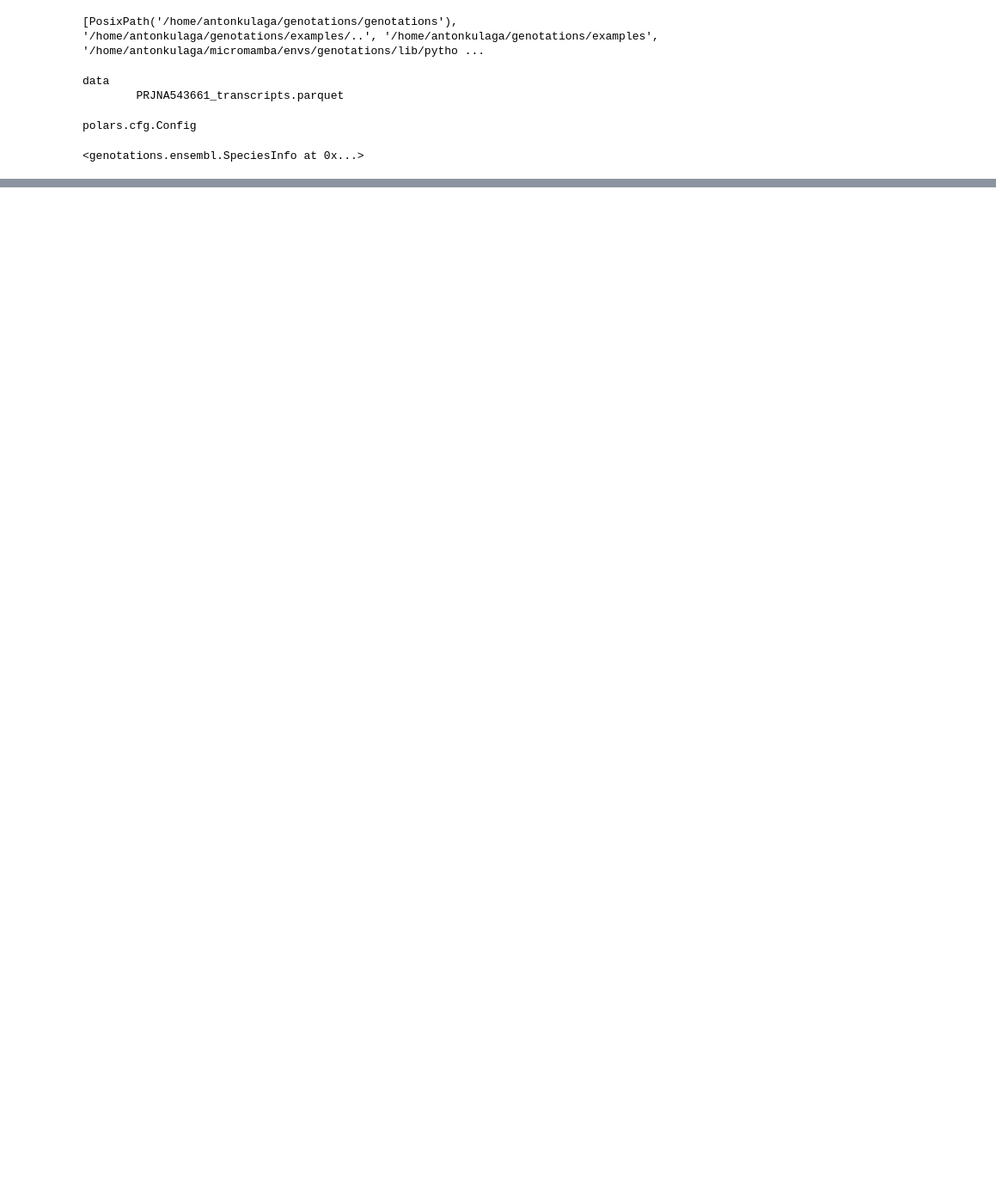
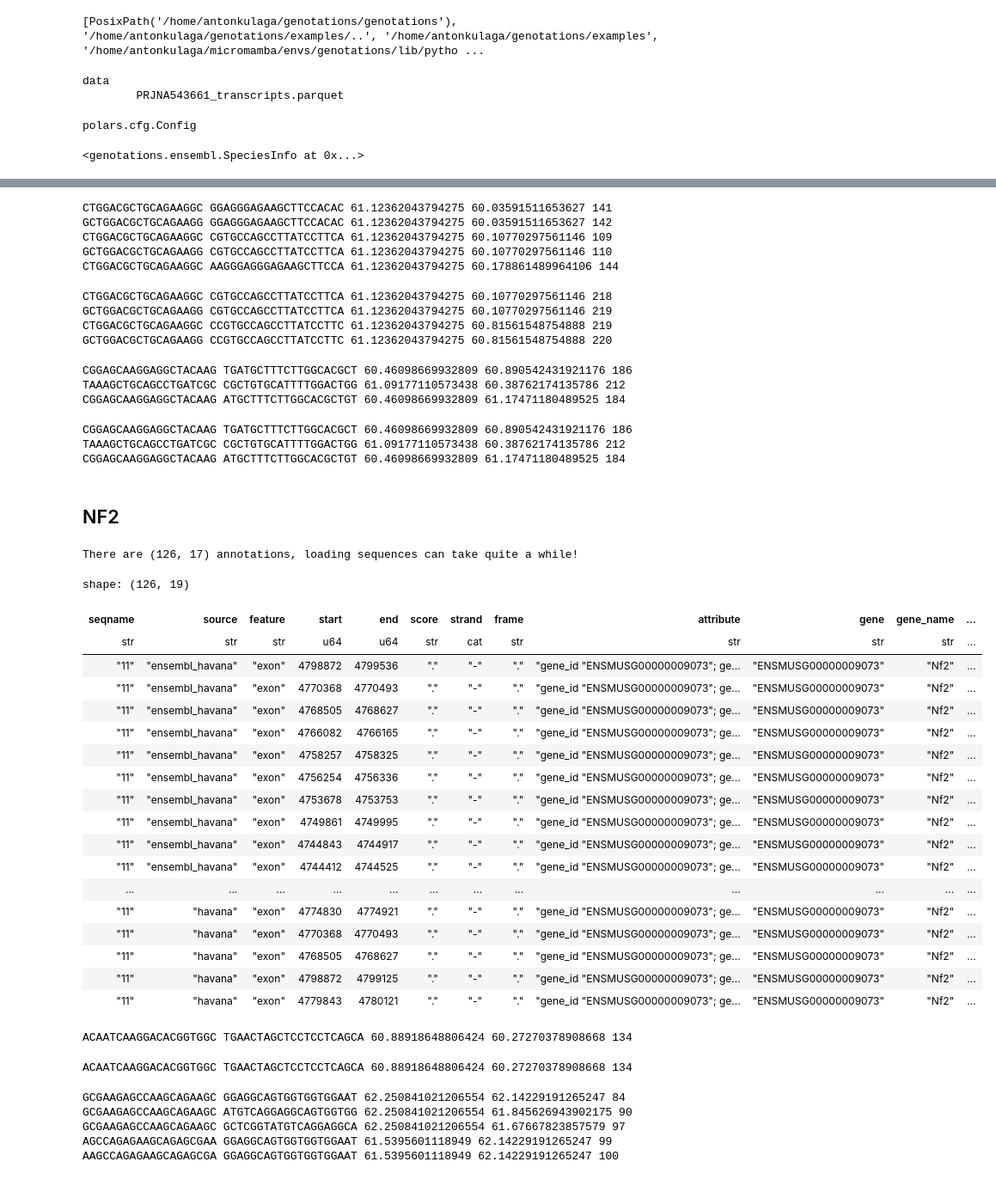
Before and after one commit to antonkulaga/genotations, a Jupyter notebook: examples/primers.ipynb, the cells around one changed output, grey strips where cells are left out. Shown at 86% size. Saved outputs shown, nothing was run; the diff lists cells and outputs as text; code cells hidden in the pictures; blank space fills up the shorter version.

```diff
--- a/examples/primers.ipynb
+++ b/examples/primers.ipynb
@@ -179,0 +92,72 @@ NotFoundError: coordinates
+# %%
+primers_traf_3_201 = suggest_primers_for_transcript_by_exons(traf_3, "Traf3-201", 1 ,2)
+print_primer_results(primers_traf_3_201)
+# %% [output]
+CTGGACGCTGCAGAAGGC GGAGGGAGAAGCTTCCACAC 61.12362043794275 60.03591511653627 141
+GCTGGACGCTGCAGAAGG GGAGGGAGAAGCTTCCACAC 61.12362043794275 60.03591511653627 142
+CTGGACGCTGCAGAAGGC CGTGCCAGCCTTATCCTTCA 61.12362043794275 60.10770297561146 109
+GCTGGACGCTGCAGAAGG CGTGCCAGCCTTATCCTTCA 61.12362043794275 60.10770297561146 110
+CTGGACGCTGCAGAAGGC AAGGGAGGGAGAAGCTTCCA 61.12362043794275 60.178861489964106 144
+# %%
+primers_traf_3_204 = suggest_primers_for_transcript_by_exons(traf_3, "Traf3-204", 1 ,3)
+print_primer_results(primers_traf_3_204)
+# %% [output]
+CTGGACGCTGCAGAAGGC CGTGCCAGCCTTATCCTTCA 61.12362043794275 60.10770297561146 218
+GCTGGACGCTGCAGAAGG CGTGCCAGCCTTATCCTTCA 61.12362043794275 60.10770297561146 219
+CTGGACGCTGCAGAAGGC CCGTGCCAGCCTTATCCTTC 61.12362043794275 60.81561548754888 219
+GCTGGACGCTGCAGAAGG CCGTGCCAGCCTTATCCTTC 61.12362043794275 60.81561548754888 220
+# %%
+print_primer_results(suggest_primers_for_transcript_by_exons(traf_3, "Traf3-201", 3,4, opt_t=61))
+# %% [output]
+CGGAGCAAGGAGGCTACAAG TGATGCTTTCTTGGCACGCT 60.46098669932809 60.890542431921176 186
+TAAAGCTGCAGCCTGATCGC CGCTGTGCATTTTGGACTGG 61.09177110573438 60.38762174135786 212
+CGGAGCAAGGAGGCTACAAG ATGCTTTCTTGGCACGCTGT 60.46098669932809 61.17471180489525 184
+# %%
+print_primer_results(suggest_primers_for_transcript_by_exons(traf_3, "Traf3-204", 4 ,5, opt_t=61))
+# %% [output]
+CGGAGCAAGGAGGCTACAAG TGATGCTTTCTTGGCACGCT 60.46098669932809 60.890542431921176 186
+TAAAGCTGCAGCCTGATCGC CGCTGTGCATTTTGGACTGG 61.09177110573438 60.38762174135786 212
+CGGAGCAAGGAGGCTACAAG ATGCTTTCTTGGCACGCTGT 60.46098669932809 61.17471180489525 184
+# %% [markdown]
+## NF2
+# %%
+nf2 = mouse.annotations.with_gene_name_in("Nf2").exons().with_sequences(mouse.genome)
+nf2.annotations_df
+# %% [output]
+There are (126, 17) annotations, loading sequences can take quite a while!
+shape: (126, 19)
+| seqname | source | feature | start | end | score | strand | frame | attribute | gene | gene_name | ... |
+| str | str | str | u64 | u64 | str | cat | str | str | str | str | ... |
+| "11" | "ensembl_havana" | "exon" | 4798872 | 4799536 | "." | "-" | "." | "gene_id "ENSMUSG00000009073"; ge... | "ENSMUSG00000009073" | "Nf2" | ... |
+| "11" | "ensembl_havana" | "exon" | 4770368 | 4770493 | "." | "-" | "." | "gene_id "ENSMUSG00000009073"; ge... | "ENSMUSG00000009073" | "Nf2" | ... |
+| "11" | "ensembl_havana" | "exon" | 4768505 | 4768627 | "." | "-" | "." | "gene_id "ENSMUSG00000009073"; ge... | "ENSMUSG00000009073" | "Nf2" | ... |
+| "11" | "ensembl_havana" | "exon" | 4766082 | 4766165 | "." | "-" | "." | "gene_id "ENSMUSG00000009073"; ge... | "ENSMUSG00000009073" | "Nf2" | ... |
+| "11" | "ensembl_havana" | "exon" | 4758257 | 4758325 | "." | "-" | "." | "gene_id "ENSMUSG00000009073"; ge... | "ENSMUSG00000009073" | "Nf2" | ... |
+| "11" | "ensembl_havana" | "exon" | 4756254 | 4756336 | "." | "-" | "." | "gene_id "ENSMUSG00000009073"; ge... | "ENSMUSG00000009073" | "Nf2" | ... |
+| "11" | "ensembl_havana" | "exon" | 4753678 | 4753753 | "." | "-" | "." | "gene_id "ENSMUSG00000009073"; ge... | "ENSMUSG00000009073" | "Nf2" | ... |
+| "11" | "ensembl_havana" | "exon" | 4749861 | 4749995 | "." | "-" | "." | "gene_id "ENSMUSG00000009073"; ge... | "ENSMUSG00000009073" | "Nf2" | ... |
+| "11" | "ensembl_havana" | "exon" | 4744843 | 4744917 | "." | "-" | "." | "gene_id "ENSMUSG00000009073"; ge... | "ENSMUSG00000009073" | "Nf2" | ... |
+| "11" | "ensembl_havana" | "exon" | 4744412 | 4744525 | "." | "-" | "." | "gene_id "ENSMUSG00000009073"; ge... | "ENSMUSG00000009073" | "Nf2" | ... |
+| ... | ... | ... | ... | ... | ... | ... | ... | ... | ... | ... | ... |
+| "11" | "havana" | "exon" | 4774830 | 4774921 | "." | "-" | "." | "gene_id "ENSMUSG00000009073"; ge... | "ENSMUSG00000009073" | "Nf2" | ... |
+| "11" | "havana" | "exon" | 4770368 | 4770493 | "." | "-" | "." | "gene_id "ENSMUSG00000009073"; ge... | "ENSMUSG00000009073" | "Nf2" | ... |
+| "11" | "havana" | "exon" | 4768505 | 4768627 | "." | "-" | "." | "gene_id "ENSMUSG00000009073"; ge... | "ENSMUSG00000009073" | "Nf2" | ... |
+| "11" | "havana" | "exon" | 4798872 | 4799125 | "." | "-" | "." | "gene_id "ENSMUSG00000009073"; ge... | "ENSMUSG00000009073" | "Nf2" | ... |
+| "11" | "havana" | "exon" | 4779843 | 4780121 | "." | "-" | "." | "gene_id "ENSMUSG00000009073"; ge... | "ENSMUSG00000009073" | "Nf2" | ... |
+# %%
+print_primer_results(suggest_primers_for_transcript_by_exons(nf2, "Nf2-205", 2, 3, opt_t=61))
+# %% [output]
+ACAATCAAGGACACGGTGGC TGAACTAGCTCCTCCTCAGCA 60.88918648806424 60.27270378908668 134
+# %%
+print_primer_results(suggest_primers_for_transcript_by_exons(nf2, "Nf2-202", 2, 3, opt_t=61))
+# %% [output]
+ACAATCAAGGACACGGTGGC TGAACTAGCTCCTCCTCAGCA 60.88918648806424 60.27270378908668 134
+# %%
+primers_Nf2_205 = suggest_primers_for_transcript_by_exons(nf2, "Nf2-205", 13, 14, opt_t=62)
+print_primer_results(primers_Nf2_205)
+# %% [output]
+GCGAAGAGCCAAGCAGAAGC GGAGGCAGTGGTGGTGGAAT 62.250841021206554 62.14229191265247 84
+GCGAAGAGCCAAGCAGAAGC ATGTCAGGAGGCAGTGGTGG 62.250841021206554 61.845626943902175 90
+GCGAAGAGCCAAGCAGAAGC GCTCGGTATGTCAGGAGGCA 62.250841021206554 61.67667823857579 97
+AGCCAGAGAAGCAGAGCGAA GGAGGCAGTGGTGGTGGAAT 61.5395601118949 62.14229191265247 99
+AAGCCAGAGAAGCAGAGCGA GGAGGCAGTGGTGGTGGAAT 61.5395601118949 62.14229191265247 100
```
Also changed, not shown: parts of 27 cells of this notebook, 3 other files.
